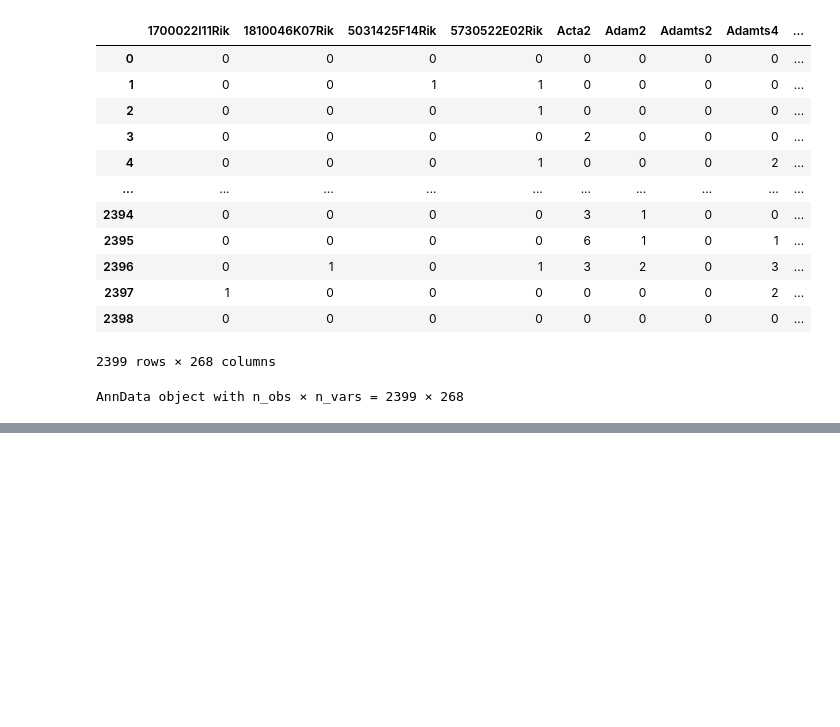
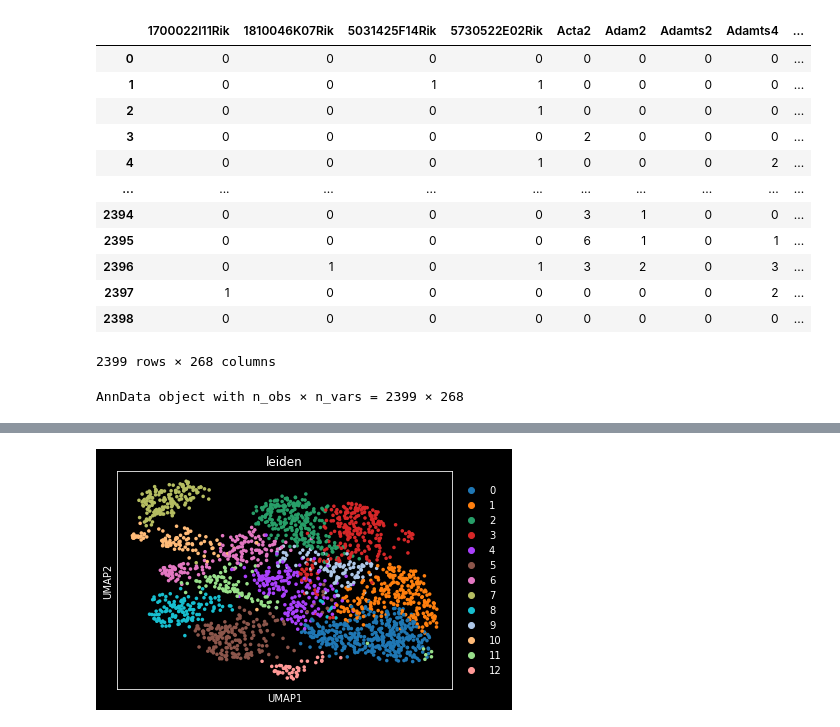
Before and after one commit to PMBio/SingleCellCourse, a Jupyter notebook: day3/merfish.ipynb, the cells around one changed output, grey strips where cells are left out. Drawn from its saved outputs; the diff is of its cells as text; code cells hidden in the pictures; blank space fills up the shorter version.

```diff
--- a/day3/merfish.ipynb
+++ b/day3/merfish.ipynb
@@ -330,0 +395,4 @@ Index: [0, 1, 2, 3, 4, 5, 6, 7, 8, 9, 10, 11, 12, 13, 14, 15, 16, 17, 18, 19, 20
+# %%
+sc.pl.umap(adata, color=['leiden'])
+# %% [output]
+[figure, added]
```
Also changed, not shown: parts of 29 cells of this notebook, 1 other file.
